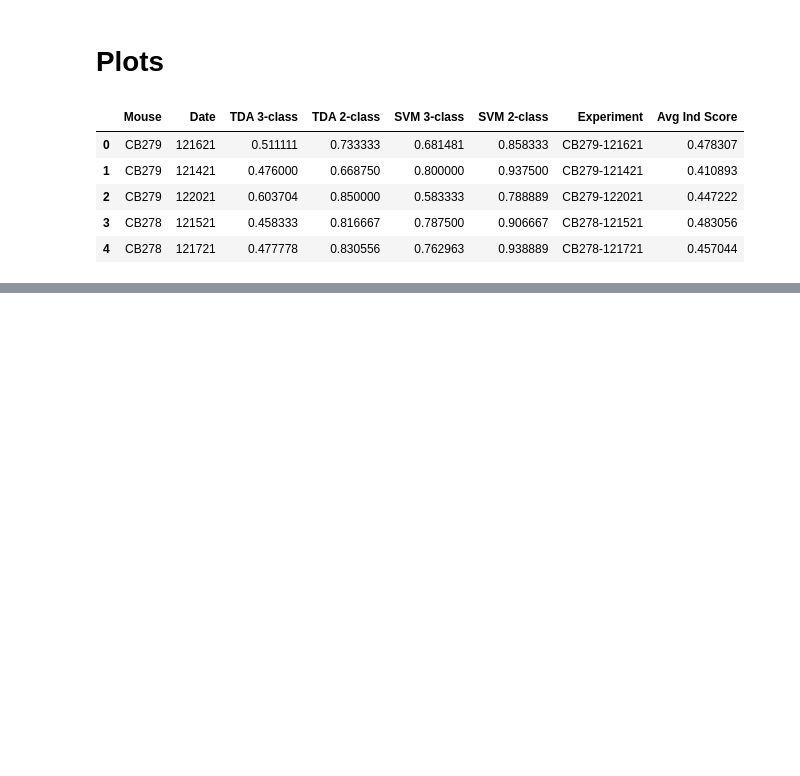
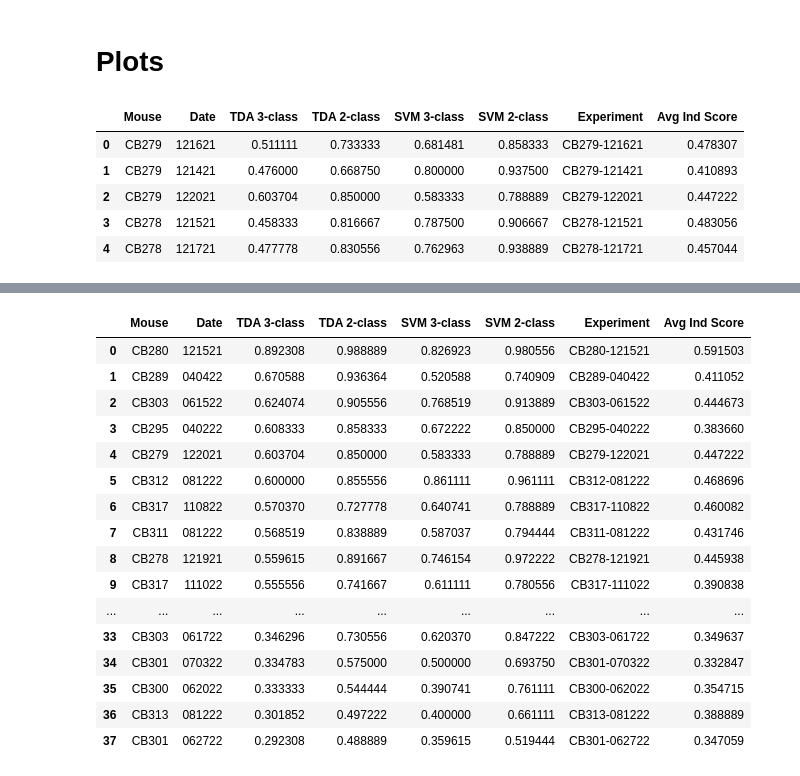
Before and after one commit to ayhncgty/Persistent-Homology-Pipeline-for-Neural-Spike-Train-Data, a Jupyter notebook: TDA-SVM-Single Neurons.ipynb, the cells around one changed output, grey strips where cells are left out. Drawn from its saved outputs; the diff is of its cells as text; code cells hidden in the pictures; blank space fills up the shorter version.

```diff
--- a/TDA-SVM-Single Neurons.ipynb
+++ b/TDA-SVM-Single Neurons.ipynb
@@ -561,0 +854,20 @@ plt.show()
+# %%
+merged_df
+# %% [output]
+|  | Mouse | Date | TDA 3-class | TDA 2-class | SVM 3-class | SVM 2-class | Experiment | Avg Ind Score |
+| 0 | CB280 | 121521 | 0.892308 | 0.988889 | 0.826923 | 0.980556 | CB280-121521 | 0.591503 |
+| 1 | CB289 | 040422 | 0.670588 | 0.936364 | 0.520588 | 0.740909 | CB289-040422 | 0.411052 |
+| 2 | CB303 | 061522 | 0.624074 | 0.905556 | 0.768519 | 0.913889 | CB303-061522 | 0.444673 |
+| 3 | CB295 | 040222 | 0.608333 | 0.858333 | 0.672222 | 0.850000 | CB295-040222 | 0.383660 |
+| 4 | CB279 | 122021 | 0.603704 | 0.850000 | 0.583333 | 0.788889 | CB279-122021 | 0.447222 |
+| 5 | CB312 | 081222 | 0.600000 | 0.855556 | 0.861111 | 0.961111 | CB312-081222 | 0.468696 |
+| 6 | CB317 | 110822 | 0.570370 | 0.727778 | 0.640741 | 0.788889 | CB317-110822 | 0.460082 |
+| 7 | CB311 | 081222 | 0.568519 | 0.838889 | 0.587037 | 0.794444 | CB311-081222 | 0.431746 |
+| 8 | CB278 | 121921 | 0.559615 | 0.891667 | 0.746154 | 0.972222 | CB278-121921 | 0.445938 |
+| 9 | CB317 | 111022 | 0.555556 | 0.741667 | 0.611111 | 0.780556 | CB317-111022 | 0.390838 |
+| ... | ... | ... | ... | ... | ... | ... | ... | ... |
+| 33 | CB303 | 061722 | 0.346296 | 0.730556 | 0.620370 | 0.847222 | CB303-061722 | 0.349637 |
+| 34 | CB301 | 070322 | 0.334783 | 0.575000 | 0.500000 | 0.693750 | CB301-070322 | 0.332847 |
+| 35 | CB300 | 062022 | 0.333333 | 0.544444 | 0.390741 | 0.761111 | CB300-062022 | 0.354715 |
+| 36 | CB313 | 081222 | 0.301852 | 0.497222 | 0.400000 | 0.661111 | CB313-081222 | 0.388889 |
+| 37 | CB301 | 062722 | 0.292308 | 0.488889 | 0.359615 | 0.519444 | CB301-062722 | 0.347059 |
```
Also changed, not shown: parts of 13 cells of this notebook, 9 other files.
